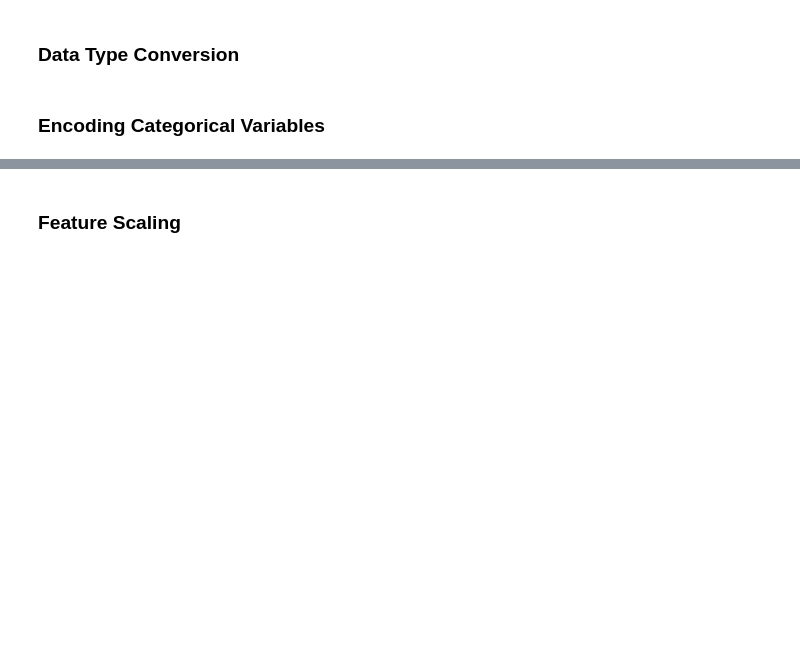
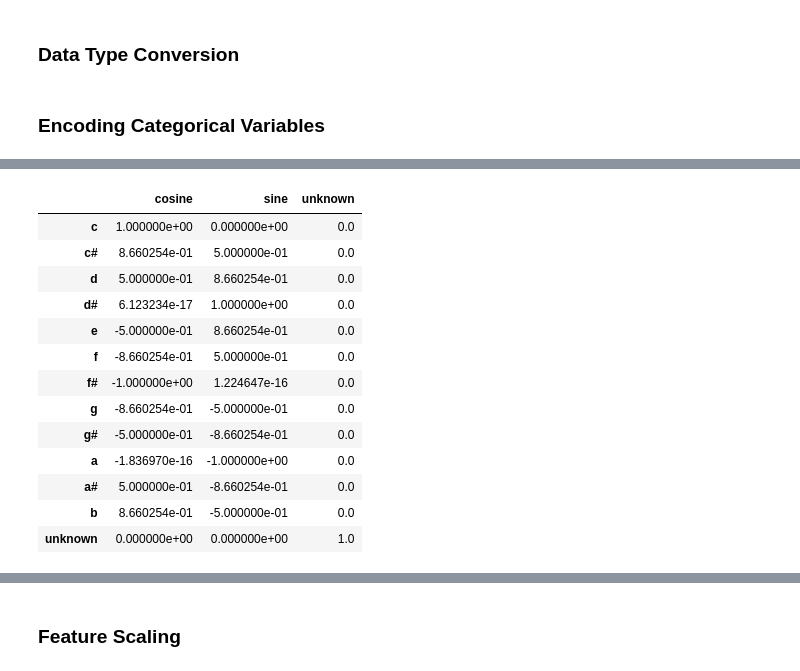
Before and after one commit to daoviethoang1402/audio-pop-corr-analysis, a Jupyter notebook: notebooks/notebook.ipynb, the cells around one changed output, grey strips where cells are left out. Saved outputs shown, nothing was run; the diff lists cells and outputs as text; code cells hidden in the pictures; blank space fills up the shorter version.

```diff
--- a/notebooks/notebook.ipynb
+++ b/notebooks/notebook.ipynb
@@ -542,0 +557,38 @@ train_set['mode'] = (train_set['mode']
+# %%
+import numpy as np
+
+keys = ['c', 'c#', 'd', 'd#', 'e', 'f', 'f#', 'g', 'g#', 'a', 'a#', 'b', 'unknown']
+
+# Assign indices to known keys
+key_to_index = {key: i for i, key in enumerate(keys[:-1])}
+
+# Encode function
+def encode_key(key):
+    if key == 'unknown':
+        return 0.0, 0.0, 1.0  # Unknown key encoding
+    index = key_to_index[key]
+    sine = np.sin(2 * np.pi * index / 12)
+    cosine = np.cos(2 * np.pi * index / 12)
+    return sine, cosine, 0.0  # Known key encoding
+
+# Encode all keys
+encoded_keys = {key: encode_key(key) for key in keys}
+
+# Convert to DataFrame
+keys_df = pd.DataFrame(encoded_keys, index=['sine', 'cosine', 'unknown']).sort_index().T
+keys_df
+# %% [output]
+|  | cosine | sine | unknown |
+| c | 1.000000e+00 | 0.000000e+00 | 0.0 |
+| c# | 8.660254e-01 | 5.000000e-01 | 0.0 |
+| d | 5.000000e-01 | 8.660254e-01 | 0.0 |
+| d# | 6.123234e-17 | 1.000000e+00 | 0.0 |
+| e | -5.000000e-01 | 8.660254e-01 | 0.0 |
+| f | -8.660254e-01 | 5.000000e-01 | 0.0 |
+| f# | -1.000000e+00 | 1.224647e-16 | 0.0 |
+| g | -8.660254e-01 | -5.000000e-01 | 0.0 |
+| g# | -5.000000e-01 | -8.660254e-01 | 0.0 |
+| a | -1.836970e-16 | -1.000000e+00 | 0.0 |
+| a# | 5.000000e-01 | -8.660254e-01 | 0.0 |
+| b | 8.660254e-01 | -5.000000e-01 | 0.0 |
+| unknown | 0.000000e+00 | 0.000000e+00 | 1.0 |
```
Also changed, not shown: parts of 41 cells of this notebook, 1 other file.
